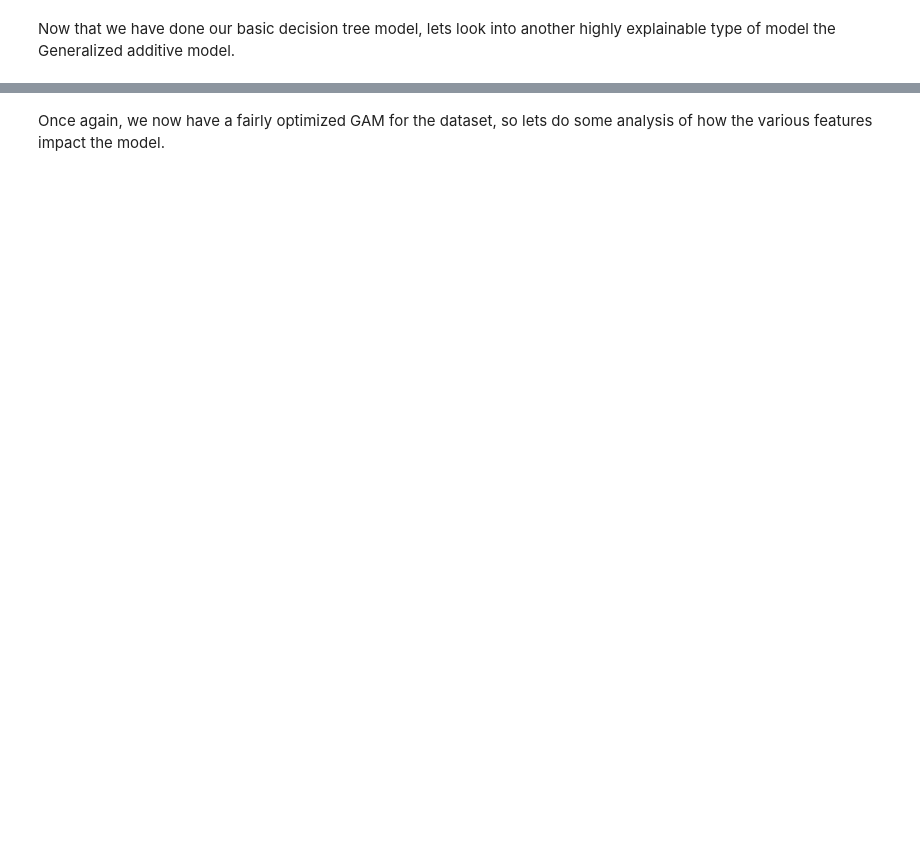
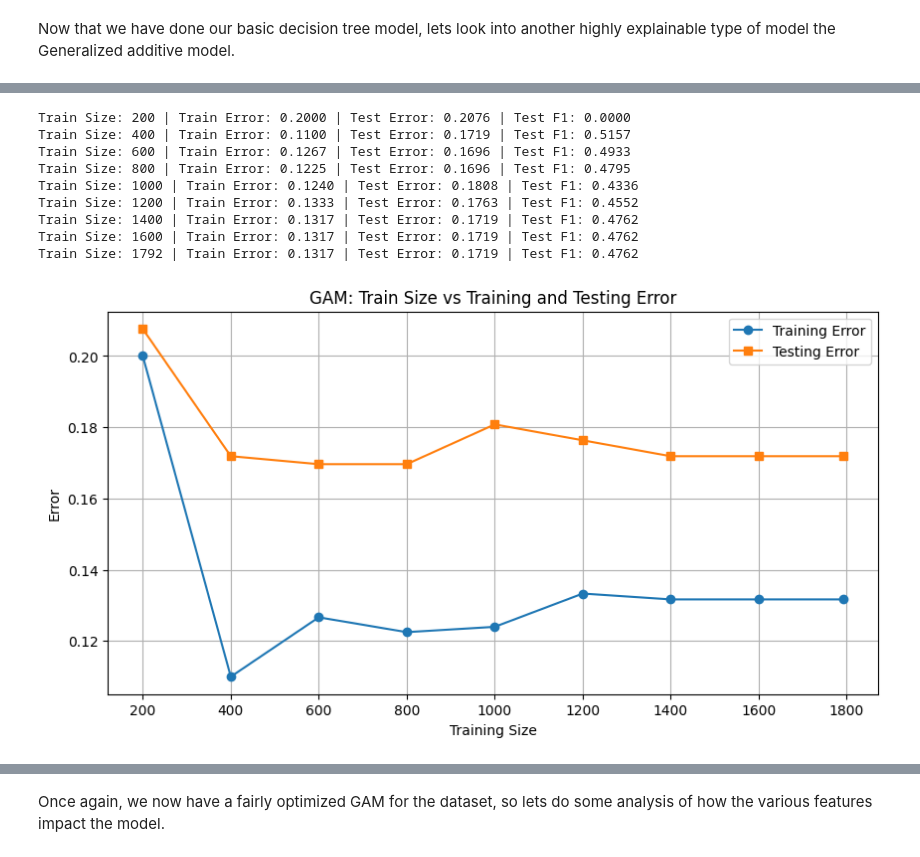
Before and after one commit to shankswhite/ML6140, a Jupyter notebook: HighExplainability.ipynb, the cells around one changed output, grey strips where cells are left out. Cells and saved outputs as stored; diff of their text form; code cells hidden in the pictures; blank space fills up the shorter version.

```diff
--- a/HighExplainability.ipynb
+++ b/HighExplainability.ipynb
@@ -365,7 +518,7 @@ X_test_scaled = scaler.transform(X_test)
 
 # --- Hyperparameter tuning: n_splines and lam via pygam gridsearch ---
 n_splines_options = [ 18, 20, 22, 24]
-lam_values = np.logspace(-1, 1, 3)  # [0.1, 1.0, 10.0]
+lam_values = np.logspace(-1, 1, 3, 5)
 
 gam_results = []
 for n in n_splines_options:
@@ -413,37 +598,48 @@ print(f"Training Time: {gam_training_time:.4f} seconds")
 # %%
 # --- Train size vs error ---
-train_sizes = [ 350, 400, 450, 500, 550, 600]
+train_sizes = [ 200, 400, 600, 800, 1000, 1200, 1400, 1600, 1792]
 gam_size_results = []
 
 for size in train_sizes:
     X_train_subset = X_train_scaled[:size]
     y_train_subset = y_train[:size]
 
     gam_model = LogisticGAM(n_splines=best_gam['n_splines'], lam=best_gam['lam'])
     gam_model.fit(X_train_subset, y_train_subset.ravel())
 
     y_train_pred = gam_model.predict(X_train_subset)
     train_error = 1 - accuracy_score(y_train_subset, y_train_pred)
 
     y_test_pred = gam_model.predict(X_test_scaled)
     test_error = 1 - accuracy_score(y_test, y_test_pred)
     test_f1 = f1_score(y_test, y_test_pred)
 
     gam_size_results.append({'train_size': size, 'train_error': train_error, 'test_error': test_error, 'test_f1': test_f1})
     print(f"Train Size: {size} | Train Error: {train_error:.4f} | Test Error: {test_error:.4f} | Test F1: {test_f1:.4f}")
 
 gam_size_results_arr = np.array([(r['train_size'], r['train_error'], r['test_error']) for r in gam_size_results])
 
 plt.figure(figsize=(10, 5))
 plt.title("GAM: Train Size vs Training and Testing Error")
 plt.xlabel("Training Size")
 plt.ylabel("Error")
 plt.plot(gam_size_results_arr[:, 0], gam_size_results_arr[:, 1], marker='o', linestyle='-', label="Training Error")
 plt.plot(gam_size_results_arr[:, 0], gam_size_results_arr[:, 2], marker='s', linestyle='-', label="Testing Error")
 plt.legend()
 plt.grid(True)
 plt.savefig("gam_train_size_vs_error.png")
 plt.show()
+# %% [output]
+Train Size: 200 | Train Error: 0.2000 | Test Error: 0.2076 | Test F1: 0.0000
+Train Size: 400 | Train Error: 0.1100 | Test Error: 0.1719 | Test F1: 0.5157
+Train Size: 600 | Train Error: 0.1267 | Test Error: 0.1696 | Test F1: 0.4933
+Train Size: 800 | Train Error: 0.1225 | Test Error: 0.1696 | Test F1: 0.4795
+Train Size: 1000 | Train Error: 0.1240 | Test Error: 0.1808 | Test F1: 0.4336
+Train Size: 1200 | Train Error: 0.1333 | Test Error: 0.1763 | Test F1: 0.4552
+Train Size: 1400 | Train Error: 0.1317 | Test Error: 0.1719 | Test F1: 0.4762
+Train Size: 1600 | Train Error: 0.1317 | Test Error: 0.1719 | Test F1: 0.4762
+Train Size: 1792 | Train Error: 0.1317 | Test Error: 0.1719 | Test F1: 0.4762
+[figure, added]
 # %%
 # --- Train size vs F1 ---
 plt.figure(figsize=(10, 5))
```
Also changed, not shown: parts of 29 cells of this notebook.
